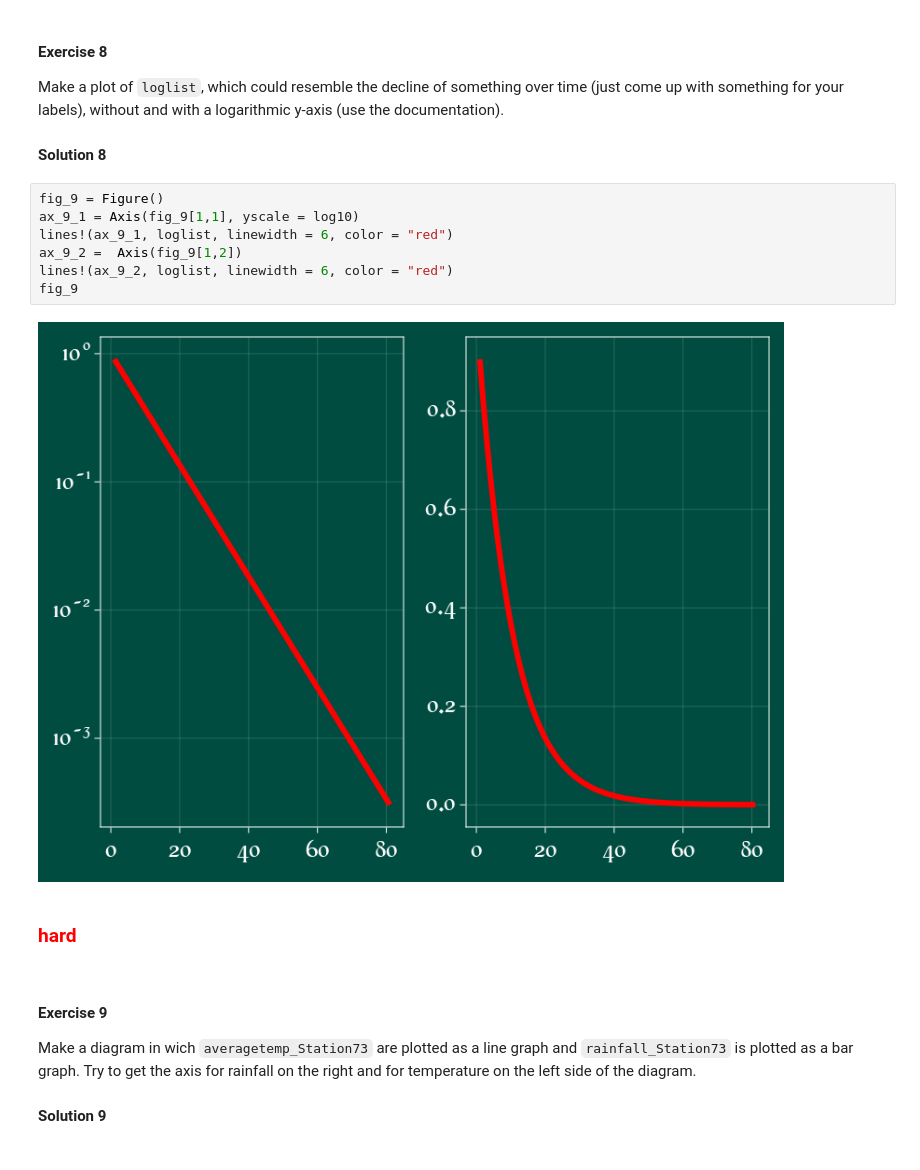
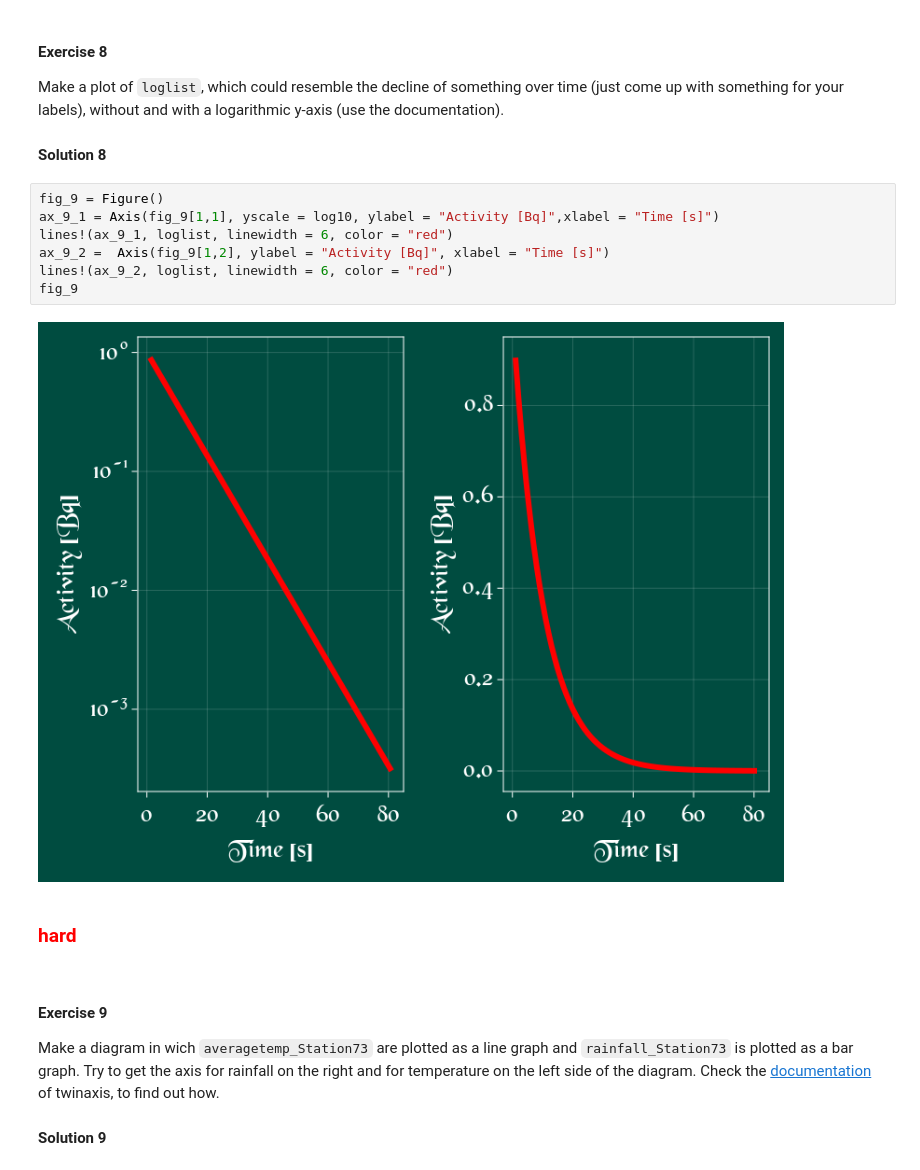
Before and after one commit to AndreasKuhn-ak/WS2022_Julia, a Jupyter notebook: Part_6_Plots/Plots_solutions.ipynb, the cells around one changed output. Drawn from its saved outputs; the diff is of its cells as text.

Commit message:
finished plots Plots_solutions

```diff
--- a/Part_6_Plots/Plots_solutions.ipynb
+++ b/Part_6_Plots/Plots_solutions.ipynb
@@ -173,17 +182,17 @@ Make a plot of `loglist`, which could resemble the decline of something over tim
 #### Solution 8
 # %%
 fig_9 = Figure()
-ax_9_1 = Axis(fig_9[1,1], yscale = log10)
+ax_9_1 = Axis(fig_9[1,1], yscale = log10, ylabel = "Activity [Bq]",xlabel = "Time [s]")
 lines!(ax_9_1, loglist, linewidth = 6, color = "red")
-ax_9_2 =  Axis(fig_9[1,2])
+ax_9_2 =  Axis(fig_9[1,2], ylabel = "Activity [Bq]", xlabel = "Time [s]")
 lines!(ax_9_2, loglist, linewidth = 6, color = "red")
 fig_9
 # %% [output]
-[figure, old version]
+[figure, new version]
 # %% [markdown]
 ### <p style='color: red'>hard</p>
 # %% [markdown]
 #### Exercise 9
-Make a diagram in wich `averagetemp_Station73` are plotted as a line graph and `rainfall_Station73` is plotted as a bar graph. Try to get the axis for rainfall on the right and for temperature on the left side of the diagram.
+Make a diagram in wich `averagetemp_Station73` are plotted as a line graph and `rainfall_Station73` is plotted as a bar graph. Try to get the axis for rainfall on the right and for temperature on the left side of the diagram. Check the [documentation](https://docs.makie.org/stable/examples/blocks/axis/#creating_a_twin_axis) of twinaxis, to find out how.
 
 #### Solution 9
```
Also changed, not shown: parts of 24 cells of this notebook.
